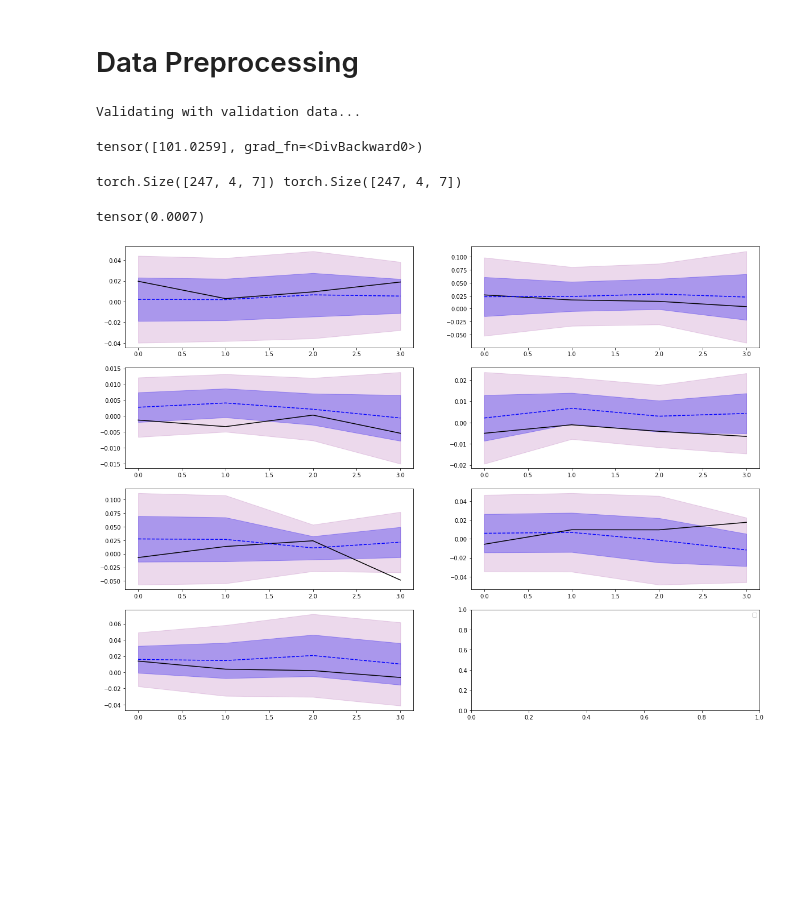
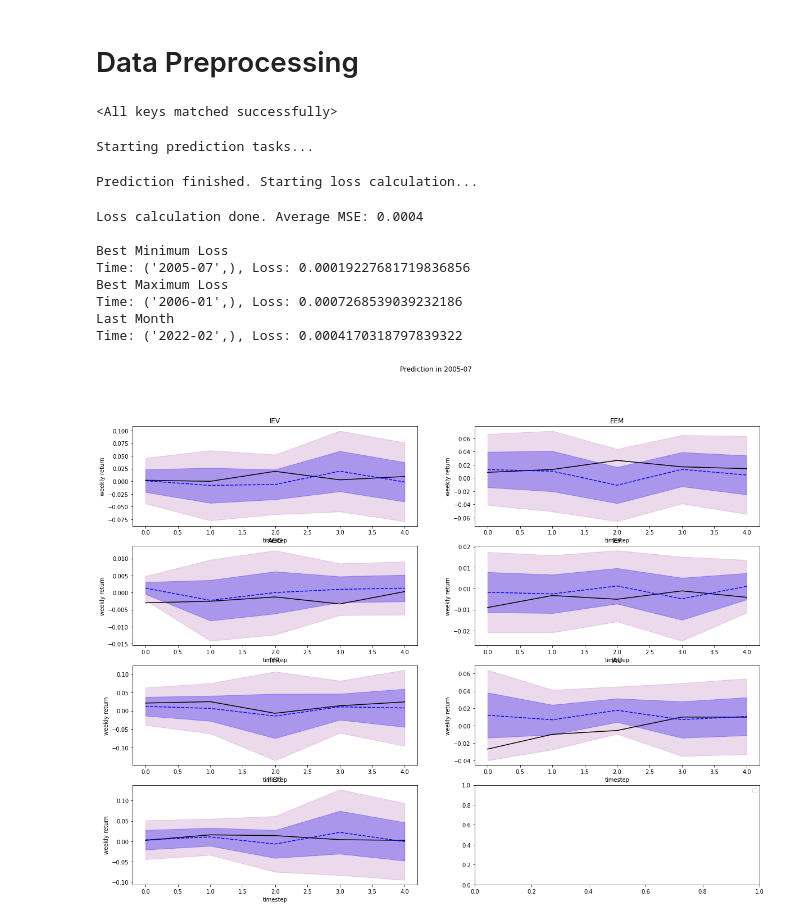
Before and after one commit to kibeomkim14/DL_Enhanced_RiskParity, a Jupyter notebook: notebooks/prediction_test.ipynb, the cells around one changed output. Saved outputs shown, nothing was run; the diff lists cells and outputs as text; code cells hidden in the pictures; blank space fills up the shorter version.

Commit message:
image added

```diff
--- a/notebooks/prediction_test.ipynb
+++ b/notebooks/prediction_test.ipynb
@@ -63,13 +26,13 @@ dataset_te = EvalDataset(df_te)
+# %%
+# load data
+dataset = EvalDataset(feature)
+loader  = DataLoader(dataset, batch_size=1)
 # %%
-
-SEQ_LENGTH  = 24
-PRED_LENGTH = 4
-
+# call trained model by loading state dict
 net = GPCopulaNet(input_dim=1, hidden_dim=15, embed_dim=6, num_layers=2,
-                num_assets=7, seq_length=24, pred_length=4, batch_size=1, rank_size=2)
-optimizer = torch.optim.Adam(params=net.parameters(), lr=1e-3)
+                    num_assets=7, seq_length=24, pred_length=4, batch_size=1, rank_size=2)
+net.init_weight()
+parameters = torch.load('/Users/mac/Desktop/PycharmProjects/TAADL/models/GPCopulaNet.pt')
+net.load_state_dict(parameters['net_params'])
+# %% [output]
+<All keys matched successfully>
-# %%
-train(net, df_tr, optimizer, 5)
-# %% [output]
-Validating with validation data...
-tensor([101.0259], grad_fn=<DivBackward0>)
@@ -141,10 +38,0 @@ def evaluate(
-# %%
-evaluate(net, dataset_te, cdf_tr, 5)
-# %% [output]
-torch.Size([247, 4, 7]) torch.Size([247, 4, 7])
-tensor(0.0007)
-# %%
-
-plot_prediction(inputs[24:28], z_mean, z_std)
-# %% [output]
-[figure, removed]
@@ -150,0 +88,14 @@ plot_prediction(inputs[24:28], z_mean, z_std)
+# %%
+assess_prediction(net, dataset, cdf_tr, 8)
+# %% [output]
+Starting prediction tasks...
+Prediction finished. Starting loss calculation...
+Loss calculation done. Average MSE: 0.0004
+
+Best Minimum Loss
+Time: ('2005-07',), Loss: 0.00019227681719836856
+Best Maximum Loss
+Time: ('2006-01',), Loss: 0.0007268539039232186
+Last Month
+Time: ('2022-02',), Loss: 0.0004170318797839322
+[figure, added]
```
Also changed, not shown: parts of 6 cells of this notebook, 16 other files.
